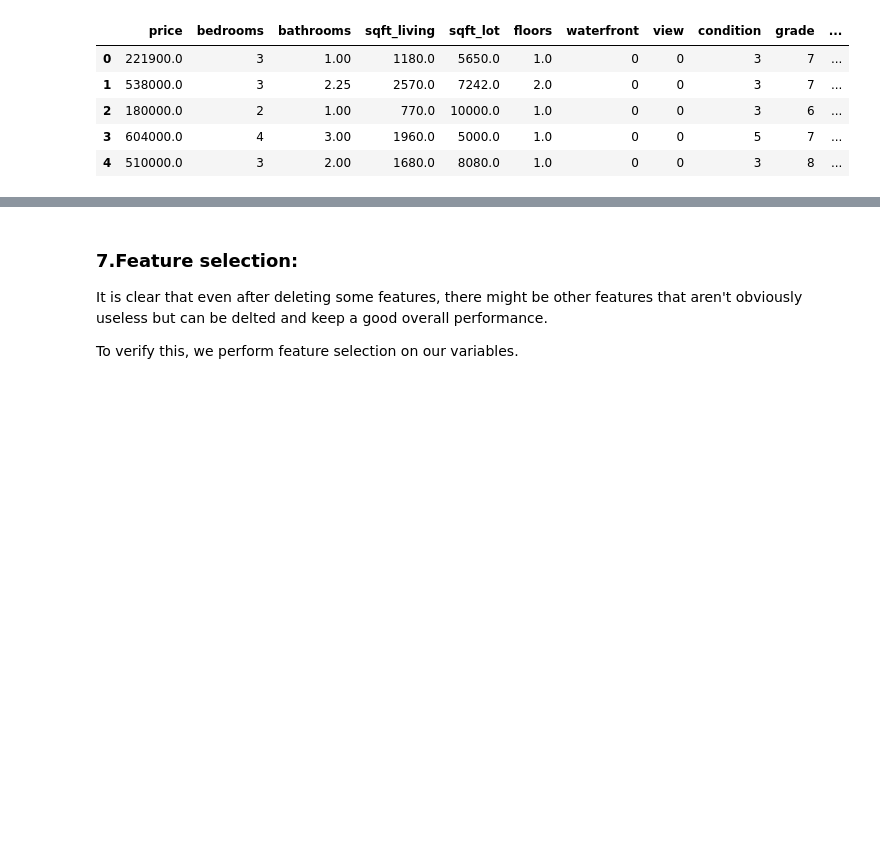
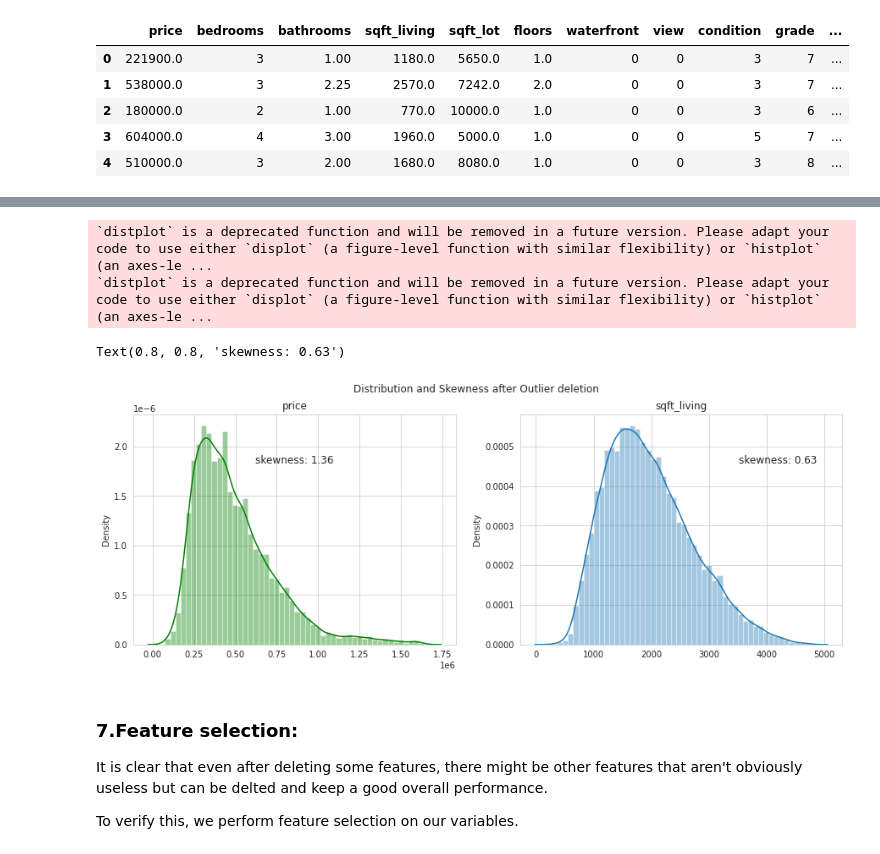
Before and after one commit to ChristianWussow/Portfolio, a Jupyter notebook: Data_Analytics_Project.ipynb, the cells around one changed output, grey strips where cells are left out. Drawn from its saved outputs; the diff is of its cells as text; code cells hidden in the pictures; blank space fills up the shorter version.

```diff
--- a/Data_Analytics_Project.ipynb
+++ b/Data_Analytics_Project.ipynb
@@ -483,4 +501,31 @@ print(df_z.shape)
 (21604, 22)
+# %%
+# after we eliminated the outliers we eliminated most of the skewness
+# we visualize the ditribution of the price and the sqft_living features and display the skewness factor after we have eliminated outliers
+# --> so we don't need to transform our features
+
+
+skew_price = str(round(df.price.skew(),2))
+skew_sqrt = str(round(df.sqft_living.skew(),2))
+
+sns.set_style("whitegrid")
+fig, axes = plt.subplots(1, 2, sharex=False, figsize=(15,5))
+fig.suptitle('Distribution and Skewness after Outlier deletion')
+
+sns.distplot(ax=axes[0], x=df.price, color = 'green')
+axes[0].set_title(df.price.name)
+axes[0].text(0.5,0.8,'skewness: '+ skew_price, fontsize=12, horizontalalignment='center',
+     verticalalignment='center', transform=axes[0].transAxes)
+
+sns.distplot(ax=axes[1], x=df.sqft_living)
+axes[1].set_title(df.sqft_living.name)
+axes[1].text(0.8,0.8,'skewness: '+ skew_sqrt, fontsize=12, horizontalalignment='center',
+     verticalalignment='center', transform=axes[1].transAxes)
+# %% [output]
+`distplot` is a deprecated function and will be removed in a future version. Please adapt your code to use either `displot` (a figure-level function with similar flexibility) or `histplot` (an axes-le ...
+`distplot` is a deprecated function and will be removed in a future version. Please adapt your code to use either `displot` (a figure-level function with similar flexibility) or `histplot` (an axes-le ...
+Text(0.8, 0.8, 'skewness: 0.63')
+[figure, added]
 # %% [markdown]
 ### 7.Feature selection:<a id='feature_selection'></a>
 It is clear that even after deleting some features, there might be other features that aren't obviously useless but can be delted and keep a good overall performance.
```
Also changed, not shown: parts of 10 cells of this notebook.
